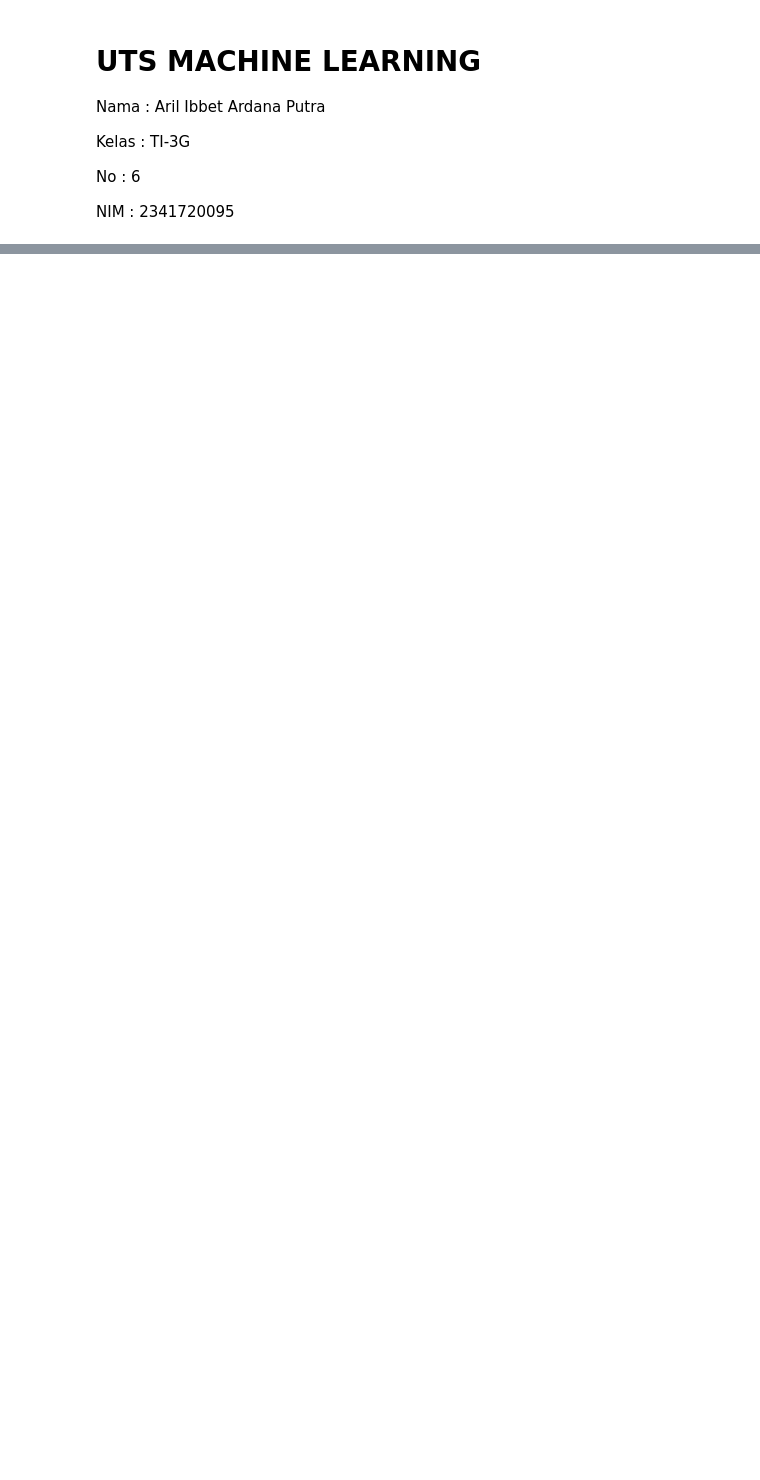
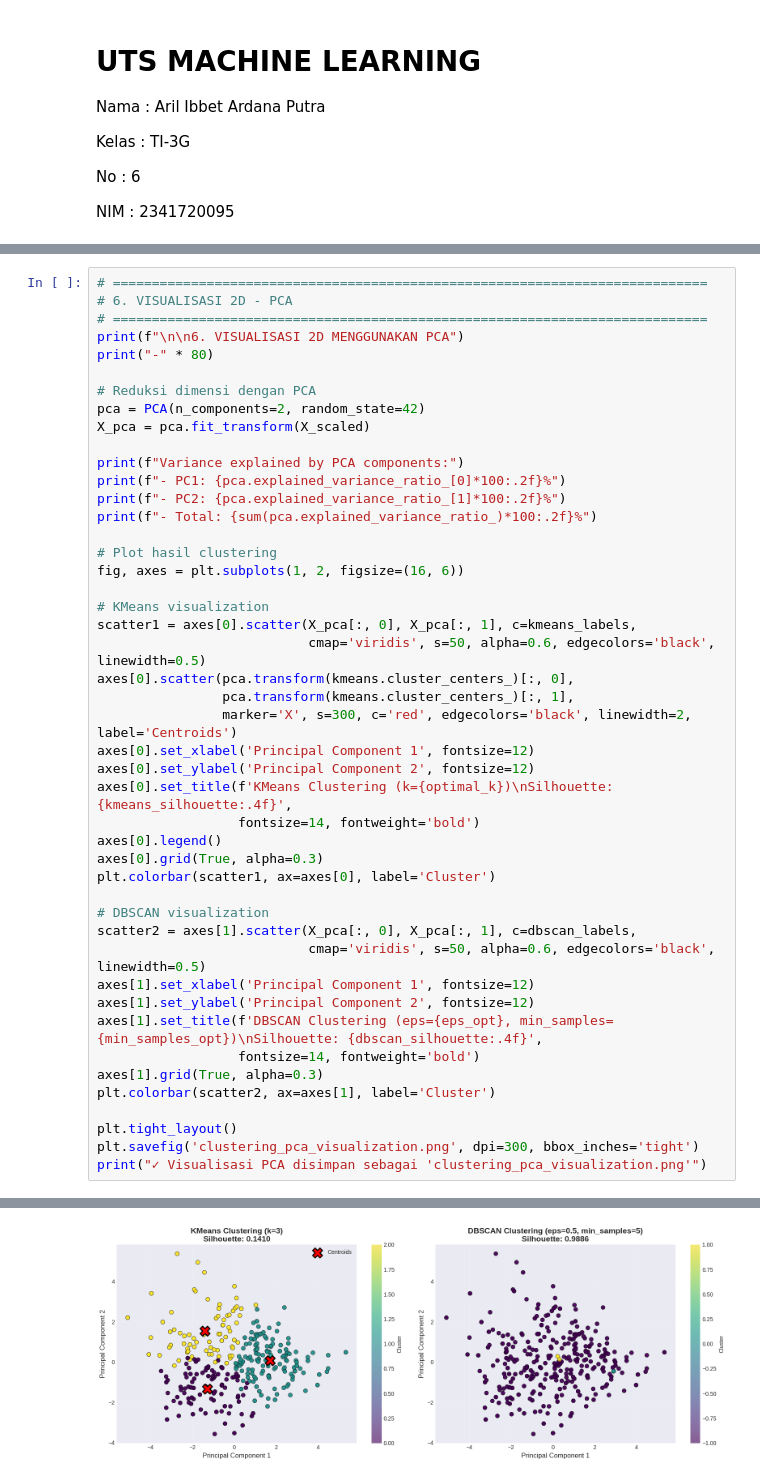
Before and after one commit to AstorBoy11/Machine-Learning, a Jupyter notebook: UTS_Machine_Learning.ipynb, the cells around one changed output, grey strips where cells are left out. Saved outputs shown, nothing was run; the diff lists cells and outputs as text; blank space fills up the shorter version.

```diff
--- a/UTS_Machine_Learning.ipynb
+++ b/UTS_Machine_Learning.ipynb
@@ -1415,0 +438,47 @@ manhattan : 0.0312 ms | [84, 430, 105, 438, 462]
+# %%
+# ============================================================================
+# 6. VISUALISASI 2D - PCA
+# ============================================================================
+print(f"\n\n6. VISUALISASI 2D MENGGUNAKAN PCA")
+print("-" * 80)
+
+# Reduksi dimensi dengan PCA
+pca = PCA(n_components=2, random_state=42)
+X_pca = pca.fit_transform(X_scaled)
+
+print(f"Variance explained by PCA components:")
+print(f"- PC1: {pca.explained_variance_ratio_[0]*100:.2f}%")
+print(f"- PC2: {pca.explained_variance_ratio_[1]*100:.2f}%")
+print(f"- Total: {sum(pca.explained_variance_ratio_)*100:.2f}%")
+
+# Plot hasil clustering
+fig, axes = plt.subplots(1, 2, figsize=(16, 6))
+
+# KMeans visualization
+scatter1 = axes[0].scatter(X_pca[:, 0], X_pca[:, 1], c=kmeans_labels,
+                           cmap='viridis', s=50, alpha=0.6, edgecolors='black', linewidth=0.5)
+axes[0].scatter(pca.transform(kmeans.cluster_centers_)[:, 0],
+                pca.transform(kmeans.cluster_centers_)[:, 1],
+                marker='X', s=300, c='red', edgecolors='black', linewidth=2, label='Centroids')
+axes[0].set_xlabel('Principal Component 1', fontsize=12)
+axes[0].set_ylabel('Principal Component 2', fontsize=12)
+axes[0].set_title(f'KMeans Clustering (k={optimal_k})\nSilhouette: {kmeans_silhouette:.4f}',
+                  fontsize=14, fontweight='bold')
+axes[0].legend()
+axes[0].grid(True, alpha=0.3)
+plt.colorbar(scatter1, ax=axes[0], label='Cluster')
+
+# DBSCAN visualization
+scatter2 = axes[1].scatter(X_pca[:, 0], X_pca[:, 1], c=dbscan_labels,
+                           cmap='viridis', s=50, alpha=0.6, edgecolors='black', linewidth=0.5)
+axes[1].set_xlabel('Principal Component 1', fontsize=12)
+axes[1].set_ylabel('Principal Component 2', fontsize=12)
+axes[1].set_title(f'DBSCAN Clustering (eps={eps_opt}, min_samples={min_samples_opt})\nSilhouette: {dbscan_silhouette:.4f}',
+                  fontsize=14, fontweight='bold')
+axes[1].grid(True, alpha=0.3)
+plt.colorbar(scatter2, ax=axes[1], label='Cluster')
+
+plt.tight_layout()
+plt.savefig('clustering_pca_visualization.png', dpi=300, bbox_inches='tight')
+print("✓ Visualisasi PCA disimpan sebagai 'clustering_pca_visualization.png'")
+# %% [output]
@@ -1415,0 +492 @@ manhattan : 0.0312 ms | [84, 430, 105, 438, 462]
+[figure, added]
```
Also changed, not shown: parts of 55 cells of this notebook.
